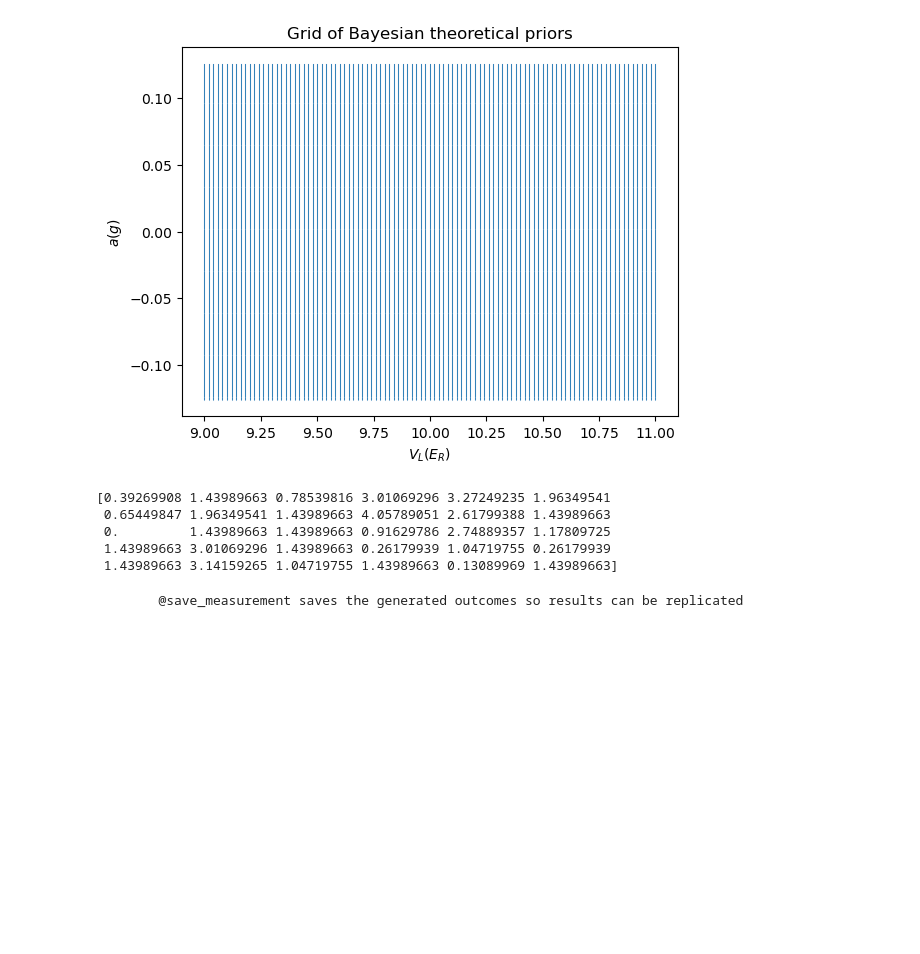
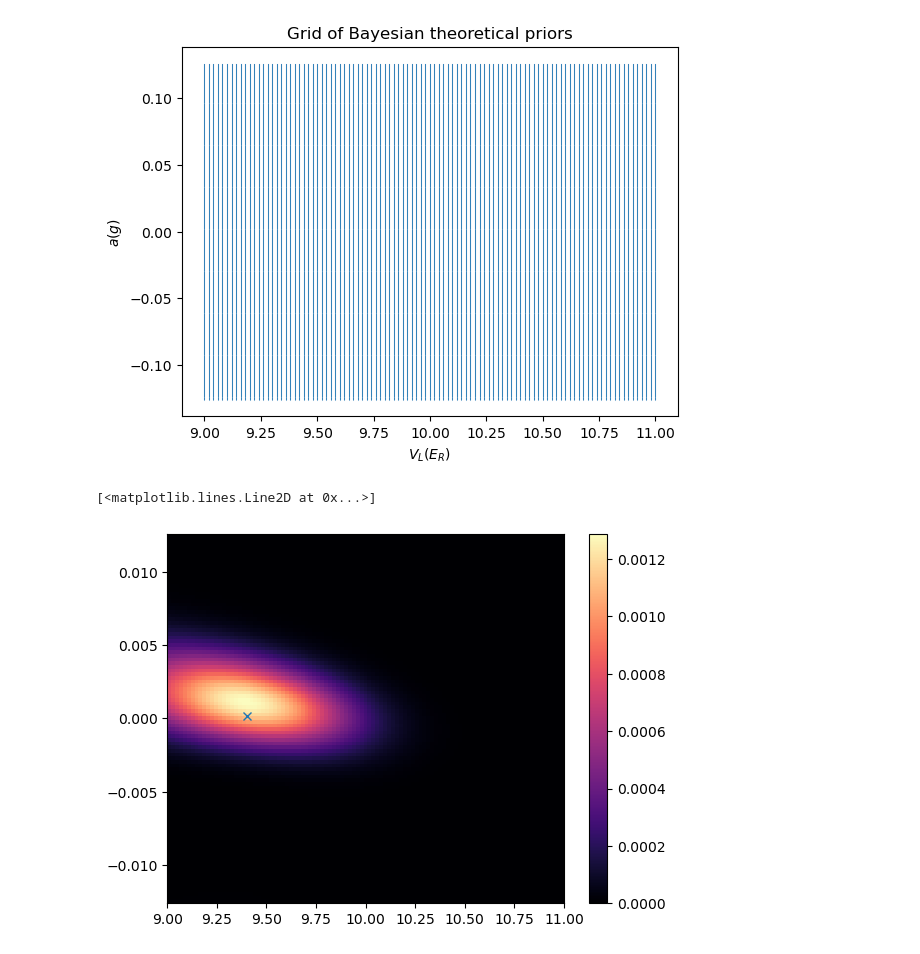
Before and after one commit to rootware/lattice_evolution, a Jupyter notebook: Python/importtest.ipynb, the cells around one changed output. Drawn from its saved outputs; the diff is of its cells as text; code cells hidden in the pictures; blank space fills up the shorter version.

```diff
--- a/Python/importtest.ipynb
+++ b/Python/importtest.ipynb
@@ -22,0 +6,11 @@ print(datanew)
+# %%
+foldername = "../SP_Bayesianpriors_FinerRun/";
+filename = foldername + "test_copy.tsv";
+data = np.loadtxt(filename);
+datanew  = data[ np.lexsort((data[:,1],data[:,0])) ]
+
+AList= np.unique(datanew[:, 2]).astype(np.float64);
+VList = np.unique(datanew[:,3]).astype(np.float64);
+AVListIndex=datanew[:,0:2].astype(np.int64)
+MomProb=datanew[:,4:];
+datamom =np.reshape(MomProb, (AList.size,VList.size,11)).astype(np.float64);
@@ -61,8 +44,0 @@ actionamplitude= action*np.pi/24.0
-# %%
-print(actionamplitude)
-# %% [output]
-[0.39269908 1.43989663 0.78539816 3.01069296 3.27249235 1.96349541
- 0.65449847 1.96349541 1.43989663 4.05789051 2.61799388 1.43989663
- 0.         1.43989663 1.43989663 0.91629786 2.74889357 1.17809725
- 1.43989663 3.01069296 1.43989663 0.26179939 1.04719755 0.26179939
- 1.43989663 3.14159265 1.04719755 1.43989663 0.13089969 1.43989663]
@@ -71,4 +45,10 @@ from Sequence2param import Sequence2param
-# %%
-print(Sequence2param.BayesianUpdating.__doc__)
-# %% [output]
-        @save_measurement saves the generated outcomes so results can be replicated
+# %%
+data=np.load(foldername+ "N50.npy" );
+plt.imshow(data[450:551,:],extent =[VList[0],VList[-1],AList[450]*accUnit/g,AList[550]*accUnit/g],  cmap = "magma" ,  aspect="auto", origin='lower')
+indices = np.where(data==np.max(data));
+plt.colorbar()
+plt.plot(VList[20],AList[504], 'x')
+#plt.gca().invert_yaxis()
+# %% [output]
+[<matplotlib.lines.Line2D at 0x...>]
+[figure, added]
```
Also changed, not shown: parts of 21 cells of this notebook, 9 other files.
